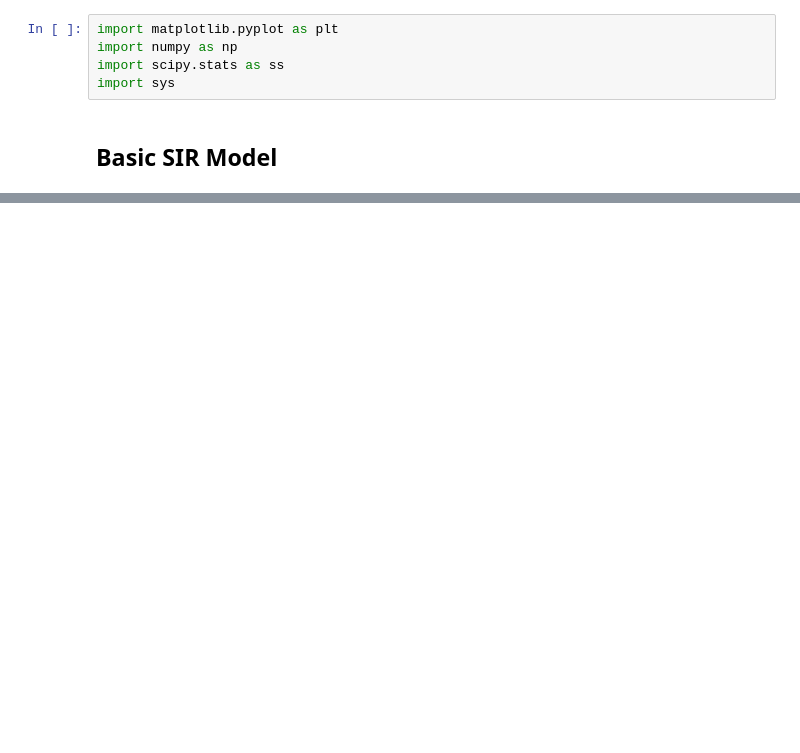
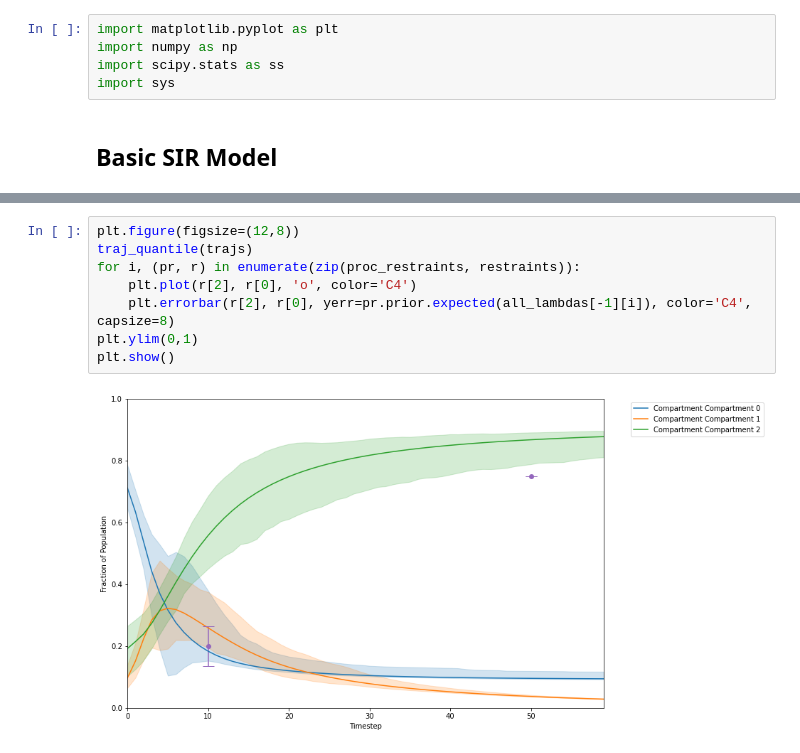
Before and after one commit to ur-whitelab/py0, a Jupyter notebook: examples/SIR_Example.ipynb, the cells around one changed output, grey strips where cells are left out. Saved outputs shown, nothing was run; the diff lists cells and outputs as text; blank space fills up the shorter version.

```diff
--- a/examples/SIR_Example.ipynb
+++ b/examples/SIR_Example.ipynb
@@ -63,0 +64,10 @@ plt.show()
+# %%
+plt.figure(figsize=(12,8))
+traj_quantile(trajs)
+for i, (pr, r) in enumerate(zip(proc_restraints, restraints)):
+    plt.plot(r[2], r[0], 'o', color='C4')
+    plt.errorbar(r[2], r[0], yerr=pr.prior.expected(all_lambdas[-1][i]), color='C4', capsize=8)
+plt.ylim(0,1)
+plt.show()
+# %% [output]
+[figure, added]
```
Also changed, not shown: parts of 4 cells of this notebook, 1 other file.
